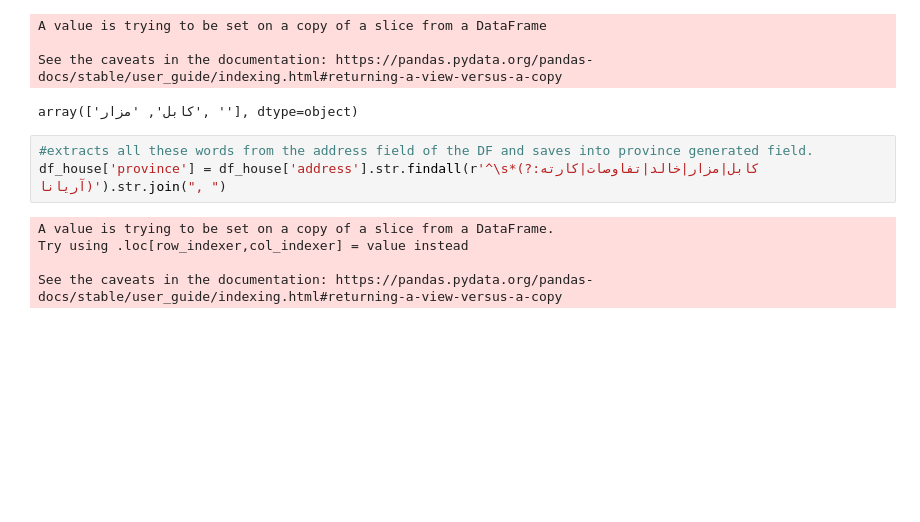
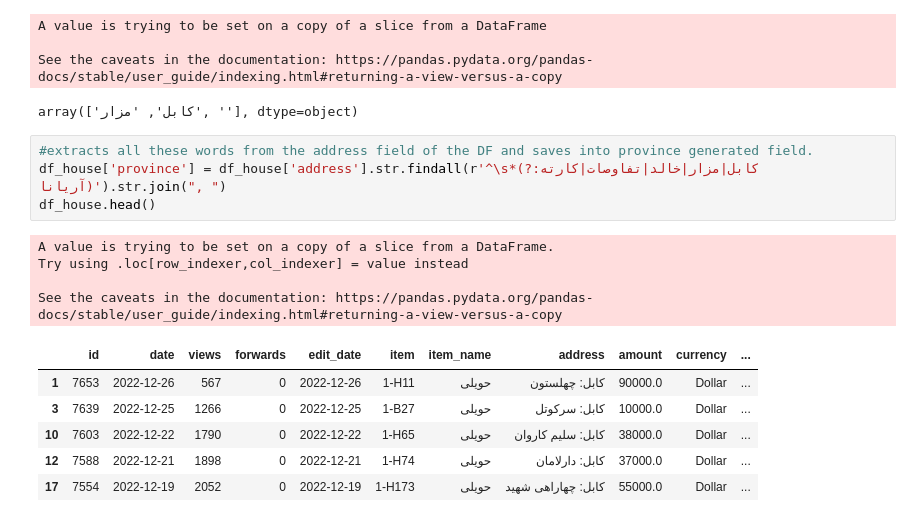
Before and after one commit to grzaini/House-Price-Analysis, a Jupyter notebook: telegram_channel_parser.ipynb, the cells around one changed output. Saved outputs shown, nothing was run; the diff lists cells and outputs as text; blank space fills up the shorter version.

```diff
--- a/telegram_channel_parser.ipynb
+++ b/telegram_channel_parser.ipynb
@@ -471,8 +411,15 @@ array(['کابل', 'مزار', ''], dtype=object)
 # %%
 #extracts all these words from the address field of the DF and saves into province generated field.
 df_house['province'] = df_house['address'].str.findall(r'^\s*(?:کابل|مزار|خالد|تفاوصات|کارته آریانا)').str.join(", ")
+df_house.head()
 # %% [output]
 A value is trying to be set on a copy of a slice from a DataFrame.
 Try using .loc[row_indexer,col_indexer] = value instead
 
 See the caveats in the documentation: https://pandas.pydata.org/pandas-docs/stable/user_guide/indexing.html#returning-a-view-versus-a-copy
+|  | id | date | views | forwards | edit_date | item | item_name | address | amount | currency | ... |
+| 1 | 7653 | 2022-12-26 | 567 | 0 | 2022-12-26 | 1-H11 | حویلی | کابل: چهلستون | 90000.0 | Dollar | ... |
+| 3 | 7639 | 2022-12-25 | 1266 | 0 | 2022-12-25 | 1-B27 | حویلی | کابل: سرکوتل | 10000.0 | Dollar | ... |
+| 10 | 7603 | 2022-12-22 | 1790 | 0 | 2022-12-22 | 1-H65 | حویلی | کابل: سلیم کاروان | 38000.0 | Dollar | ... |
+| 12 | 7588 | 2022-12-21 | 1898 | 0 | 2022-12-21 | 1-H74 | حویلی | کابل: دارلامان | 37000.0 | Dollar | ... |
+| 17 | 7554 | 2022-12-19 | 2052 | 0 | 2022-12-19 | 1-H173 | حویلی | کابل: چهاراهی شهید | 55000.0 | Dollar | ... |
```
Also changed, not shown: parts of 29 cells of this notebook.
